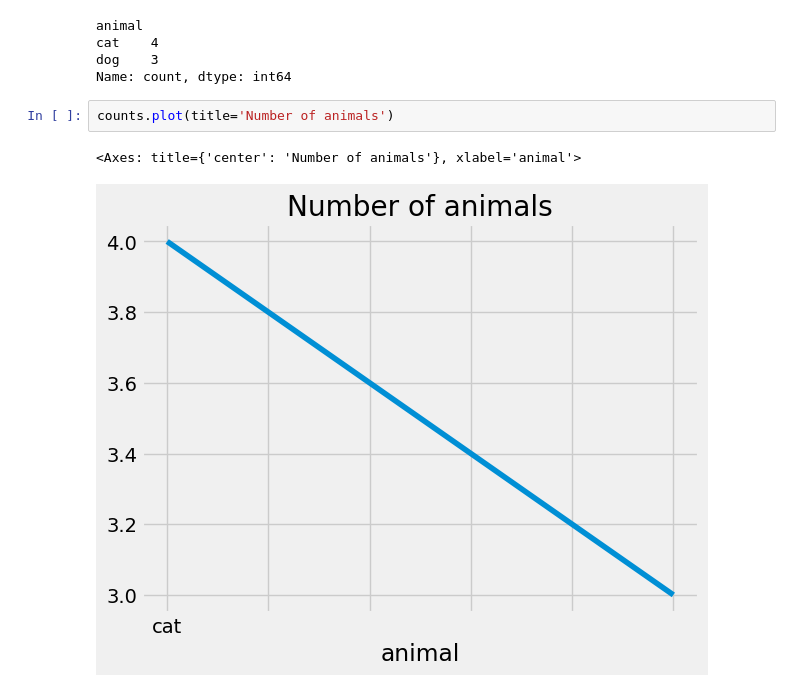
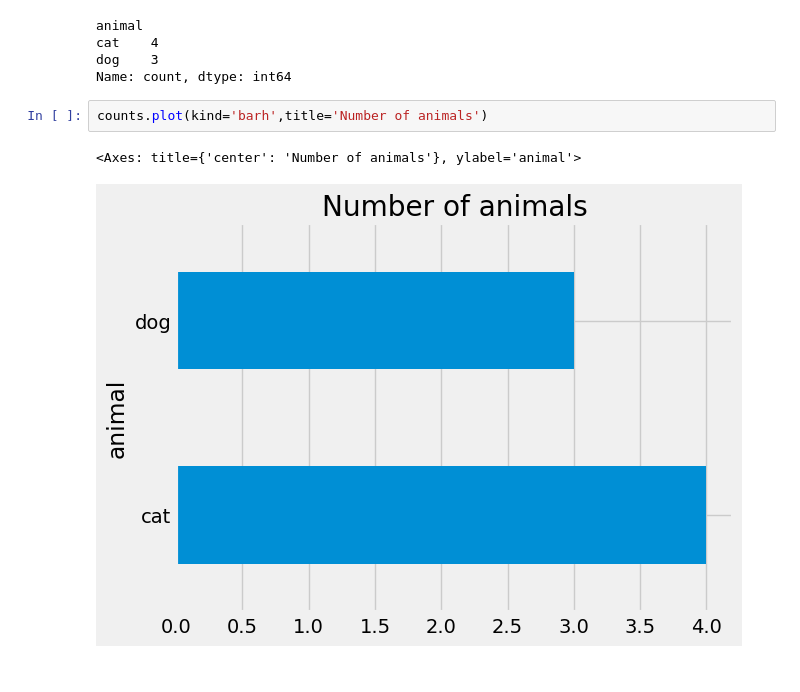
Before and after one commit to yiren54610/06-homework, a Jupyter notebook: 01-Animals.ipynb, the cells around one changed output. Drawn from its saved outputs; the diff is of its cells as text.

```diff
--- a/01-Animals.ipynb
+++ b/01-Animals.ipynb
@@ -337,7 +337,7 @@ cat    4
 dog    3
 Name: count, dtype: int64
 # %%
-counts.plot(title='Number of animals')
+counts.plot(kind='barh',title='Number of animals')
 # %% [output]
-<Axes: title={'center': 'Number of animals'}, xlabel='animal'>
+<Axes: title={'center': 'Number of animals'}, ylabel='animal'>
-[figure, old version]
+[figure, new version]
```
Also changed, not shown: parts of 4 cells of this notebook, 1 other file.
